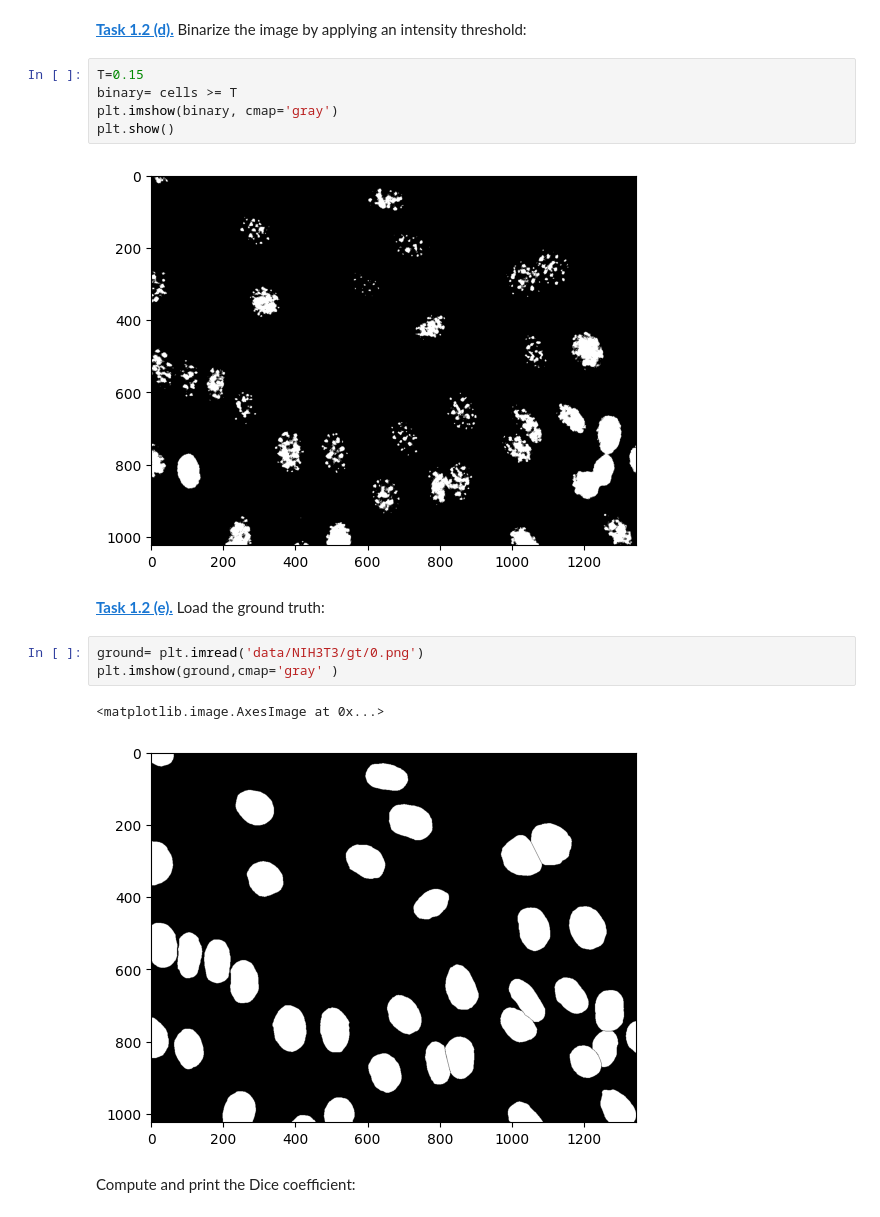
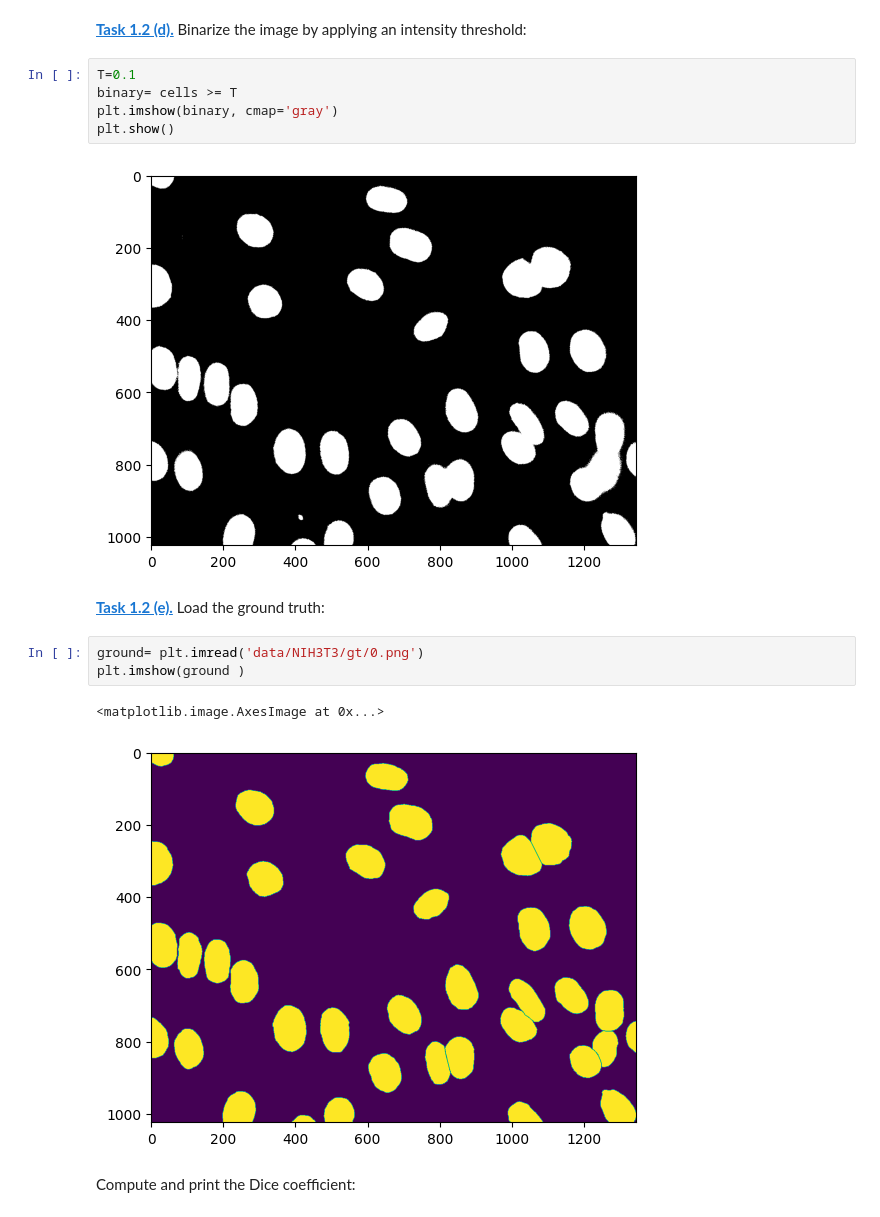
Before and after one commit to emmalisa1/mobi-fs5-python, a Jupyter notebook: segm_threshold.ipynb, the cells around one changed output. Drawn from its saved outputs; the diff is of its cells as text.

```diff
--- a/segm_threshold.ipynb
+++ b/segm_threshold.ipynb
@@ -25,20 +25,20 @@ plt.colorbar()
 # %% [markdown]
 **[Task 1.2 (d).]()** Binarize the image by applying an intensity threshold:
 # %%
-T=0.15
+T=0.1
 binary= cells >= T
 plt.imshow(binary, cmap='gray')
 plt.show()
 # %% [output]
-[figure, old version]
+[figure, new version]
 # %% [markdown]
 **[Task 1.2 (e).]()** Load the ground truth:
 # %%
 ground= plt.imread('data/NIH3T3/gt/0.png')
-plt.imshow(ground,cmap='gray' )
+plt.imshow(ground )
 # %% [output]
 <matplotlib.image.AxesImage at 0x...>
-[figure, old version]
+[figure, new version]
 # %% [markdown]
 Compute and print the Dice coefficient:
 # %%
```
Also changed, not shown: parts of 1 cell of this notebook, 1 other file.
